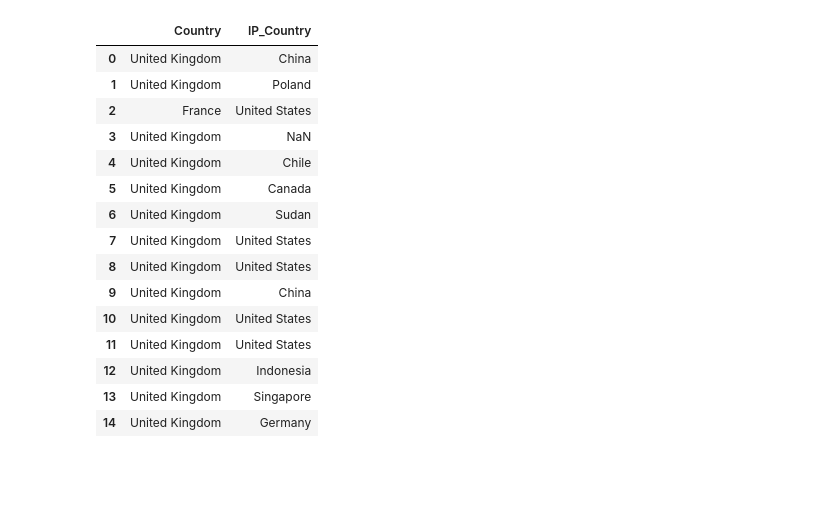
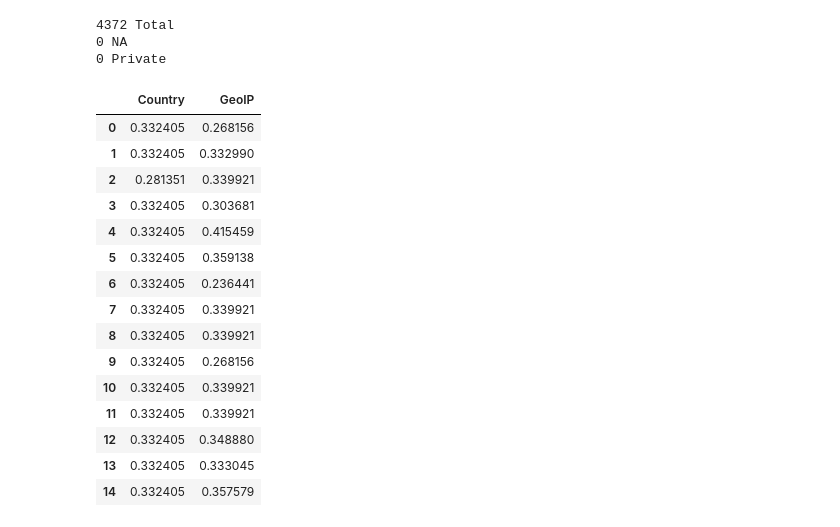
Before and after one commit to HichWaffles/ML-Project, a Jupyter notebook: notebooks/country_parsing_test.ipynb, the cells around one changed output. Drawn from its saved outputs; the diff is of its cells as text; code cells hidden in the pictures; blank space fills up the shorter version.

```diff
--- a/notebooks/country_parsing_test.ipynb
+++ b/notebooks/country_parsing_test.ipynb
@@ -15,4 +11,4 @@ from src.preprocessing import preprocess_data
 # %%
 df = pd.read_csv('../data/raw/retail_customers_COMPLETE_CATEGORICAL.csv')
 # %%
-df = preprocess_data(df)
+df = prepare_features(df)
@@ -19,20 +56,28 @@ df = preprocess_data(df)
+# %%
+print(df["GeoIP"].count(), "Total")
+print(df["GeoIP"].isna().sum(), "NA")
+print(df["GeoIP"].eq("Private").sum(), "Private")
+# %% [output]
+4372 Total
+0 NA
+0 Private
 # %%
-df[["Country", "IP_Country"]].head(n = 15)
+df[["Country", "GeoIP"]].head(n=15)
 # 😕
 # %% [output]
-|  | Country | IP_Country |
-| 0 | United Kingdom | China |
-| 1 | United Kingdom | Poland |
-| 2 | France | United States |
-| 3 | United Kingdom | NaN |
-| 4 | United Kingdom | Chile |
-| 5 | United Kingdom | Canada |
-| 6 | United Kingdom | Sudan |
-| 7 | United Kingdom | United States |
-| 8 | United Kingdom | United States |
-| 9 | United Kingdom | China |
-| 10 | United Kingdom | United States |
-| 11 | United Kingdom | United States |
-| 12 | United Kingdom | Indonesia |
-| 13 | United Kingdom | Singapore |
-| 14 | United Kingdom | Germany |
+|  | Country | GeoIP |
+| 0 | 0.332405 | 0.268156 |
+| 1 | 0.332405 | 0.332990 |
+| 2 | 0.281351 | 0.339921 |
+| 3 | 0.332405 | 0.303681 |
+| 4 | 0.332405 | 0.415459 |
+| 5 | 0.332405 | 0.359138 |
+| 6 | 0.332405 | 0.236441 |
+| 7 | 0.332405 | 0.339921 |
+| 8 | 0.332405 | 0.339921 |
+| 9 | 0.332405 | 0.268156 |
+| 10 | 0.332405 | 0.339921 |
+| 11 | 0.332405 | 0.339921 |
+| 12 | 0.332405 | 0.348880 |
+| 13 | 0.332405 | 0.333045 |
+| 14 | 0.332405 | 0.357579 |
```
Also changed, not shown: parts of 3 cells of this notebook, 6 other files.
